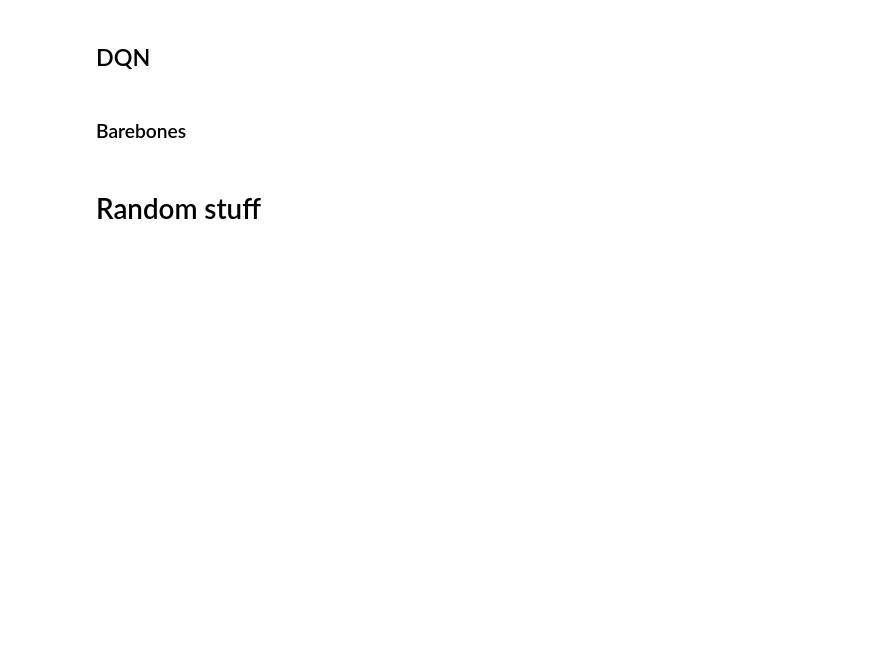
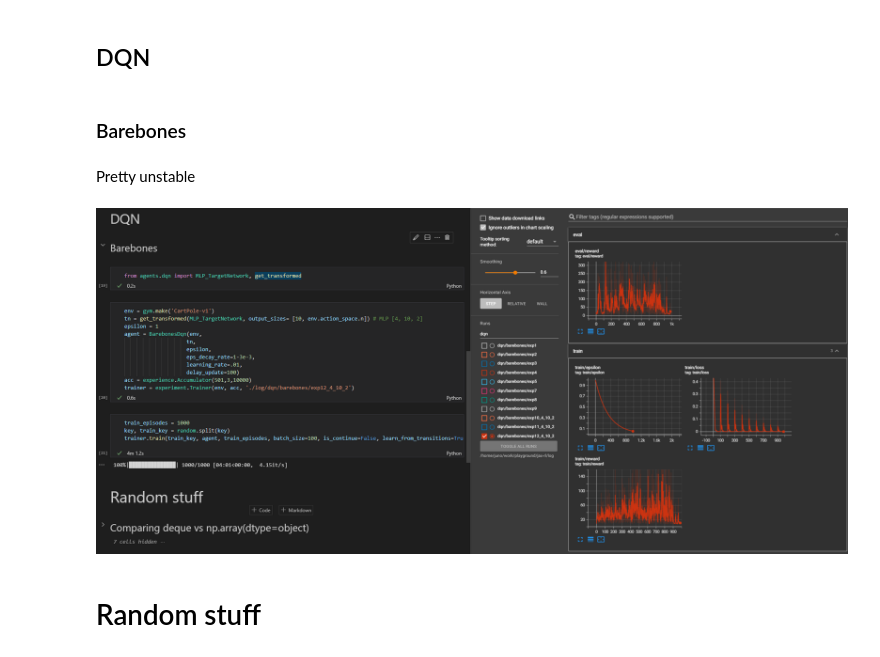
Before and after one commit to Juno-T/jax-rl, a Jupyter notebook: tmp.ipynb, the cells around one changed output. Drawn from its saved outputs; the diff is of its cells as text; code cells hidden in the pictures; blank space fills up the shorter version.

Commit message:
debug, test dqn barebone

```diff
--- a/tmp.ipynb
+++ b/tmp.ipynb
@@ -370,6 +375,12 @@ trainer = experiment.Trainer(env, acc, './log/dqn/barebones/exp1')
 train_episodes = 1000
 key, train_key = random.split(key)
 trainer.train(train_key, agent, train_episodes, batch_size=100, is_continue=False, learn_from_transitions=True)
+# %% [markdown]
+Pretty unstable
+# %%
+Image(filename='figures/dqn_barebones_cartpole_exp12.png')
+# %% [output]
+[figure, added]
 # %% [markdown]
 # Random stuff
 # %% [markdown]
```
Also changed, not shown: parts of 3 cells of this notebook, 2 other files.
